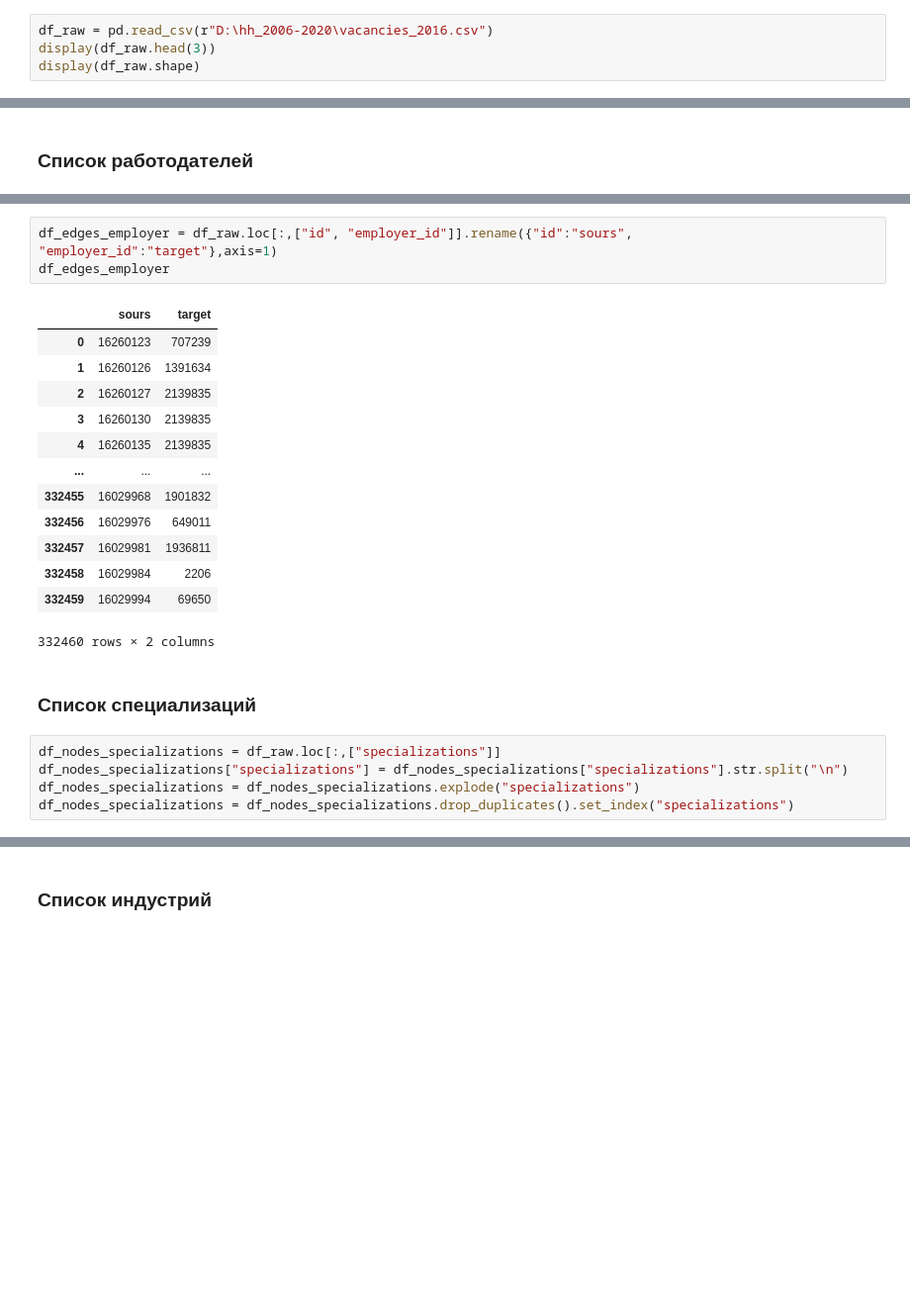
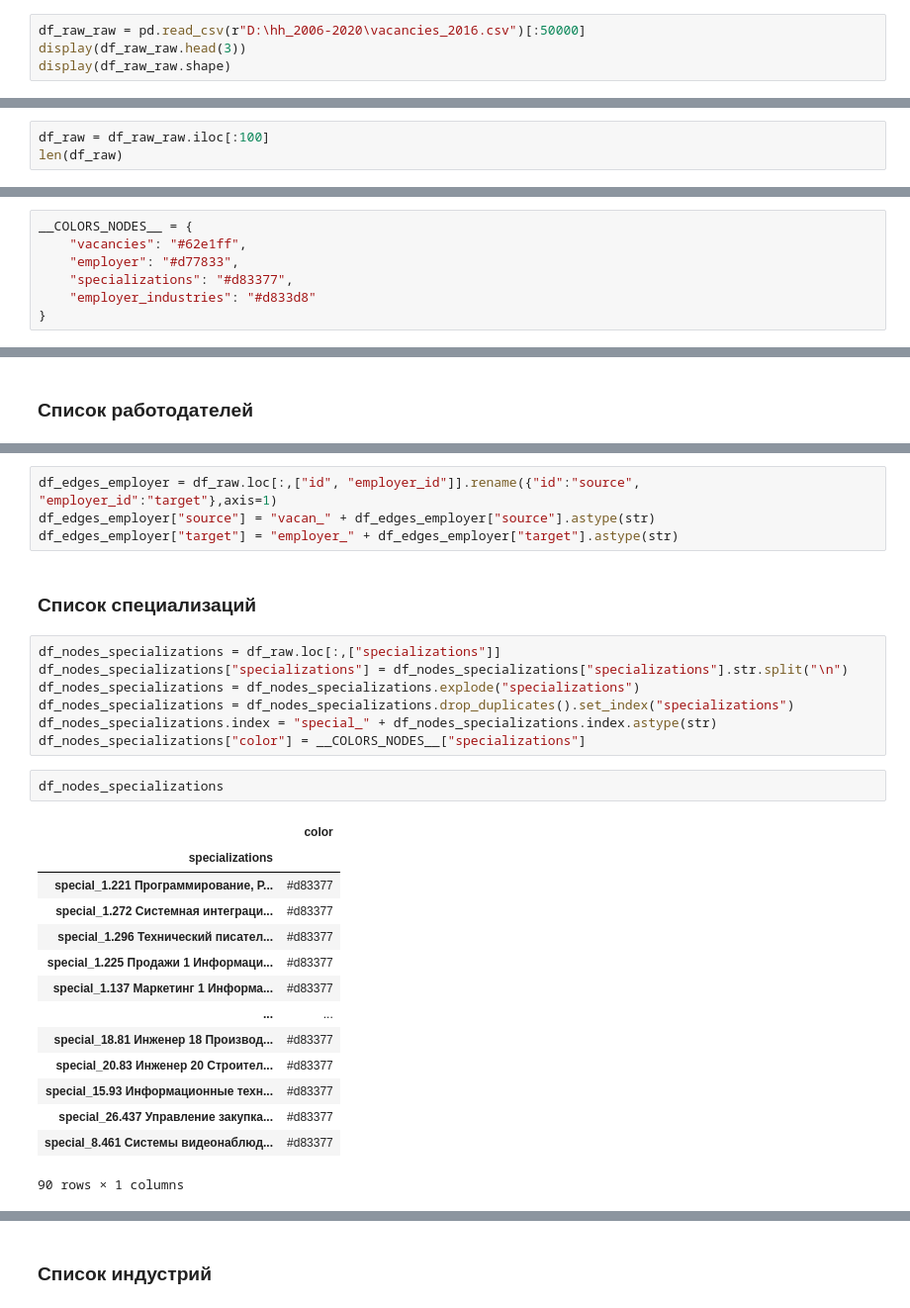
Before and after one commit to Daniil-PD/knowledge_graph_hh, a Jupyter notebook: graph_obj.ipynb, the cells around one changed output, grey strips where cells are left out. Shown at 99% size. Drawn from its saved outputs; the diff is of its cells as text; blank space fills up the shorter version.

```diff
--- a/graph_obj.ipynb
+++ b/graph_obj.ipynb
@@ -13,9 +14,9 @@ pd.options.display.max_columns = 50
 # %% [markdown]
 # Загрузка данных
 # %%
-df_raw = pd.read_csv(r"D:\hh_2006-2020\vacancies_2016.csv")
-display(df_raw.head(3))
-display(df_raw.shape)
+df_raw_raw = pd.read_csv(r"D:\hh_2006-2020\vacancies_2016.csv")[:50000]
+display(df_raw_raw.head(3))
+display(df_raw_raw.shape)
 # %% [output]
 |  | id | description | key_skills | schedule_id | schedule_name | accept_handicapped | accept_kids | ... |
 | 0 | 16260123 | <p>Современная и амбициозная росс... | UML\nUse Case Analysis\nнаписание... | fullDay | Полный день | False | False | ... |
@@ -25,0 +27,3 @@ display(df_raw.shape)
+# %%
+df_raw = df_raw_raw.iloc[:100]
+len(df_raw)
@@ -158,6 +178,13 @@ prof_classes_found 		 706
 terms_found 			 171934
 # %% [markdown]
 ## Подготовка списков
+# %%
+__COLORS_NODES__ = {
+    "vacancies": "#62e1ff",
+    "employer": "#d77833",
+    "specializations": "#d83377",
+    "employer_industries": "#d833d8"
+}
 # %% [markdown]
 ### Список вакансий
 # %%
@@ -179,20 +211,7 @@ df_nodes_employer = df_nodes_employer.set_index("employer_id")
 # %%
-df_edges_employer = df_raw.loc[:,["id", "employer_id"]].rename({"id":"sours", "employer_id":"target"},axis=1)
-df_edges_employer
+df_edges_employer = df_raw.loc[:,["id", "employer_id"]].rename({"id":"source", "employer_id":"target"},axis=1)
+df_edges_employer["source"] = "vacan_" + df_edges_employer["source"].astype(str)
+df_edges_employer["target"] = "employer_" + df_edges_employer["target"].astype(str)
-# %% [output]
-|  | sours | target |
-| 0 | 16260123 | 707239 |
-| 1 | 16260126 | 1391634 |
-| 2 | 16260127 | 2139835 |
-| 3 | 16260130 | 2139835 |
-| 4 | 16260135 | 2139835 |
-| ... | ... | ... |
-| 332455 | 16029968 | 1901832 |
-| 332456 | 16029976 | 649011 |
-| 332457 | 16029981 | 1936811 |
-| 332458 | 16029984 | 2206 |
-| 332459 | 16029994 | 69650 |
-332460 rows × 2 columns
 # %% [markdown]
 ### Список специализаций
 # %%
@@ -200,3 +219,22 @@ df_nodes_specializations = df_raw.loc[:,["specializations"]]
 df_nodes_specializations["specializations"] = df_nodes_specializations["specializations"].str.split("\n")
 df_nodes_specializations = df_nodes_specializations.explode("specializations")
 df_nodes_specializations = df_nodes_specializations.drop_duplicates().set_index("specializations")
+df_nodes_specializations.index = "special_" + df_nodes_specializations.index.astype(str)
+df_nodes_specializations["color"] = __COLORS_NODES__["specializations"]
+# %%
+df_nodes_specializations
+# %% [output]
+|  | color |
+| specializations |  |
+| special_1.221 Программирование, Р... | #d83377 |
+| special_1.272 Системная интеграци... | #d83377 |
+| special_1.296 Технический писател... | #d83377 |
+| special_1.225 Продажи 1 Информаци... | #d83377 |
+| special_1.137 Маркетинг 1 Информа... | #d83377 |
+| ... | ... |
+| special_18.81 Инженер 18 Производ... | #d83377 |
+| special_20.83 Инженер 20 Строител... | #d83377 |
+| special_15.93 Информационные техн... | #d83377 |
+| special_26.437 Управление закупка... | #d83377 |
+| special_8.461 Системы видеонаблюд... | #d83377 |
+90 rows × 1 columns
```
Also changed, not shown: parts of 23 cells of this notebook.
